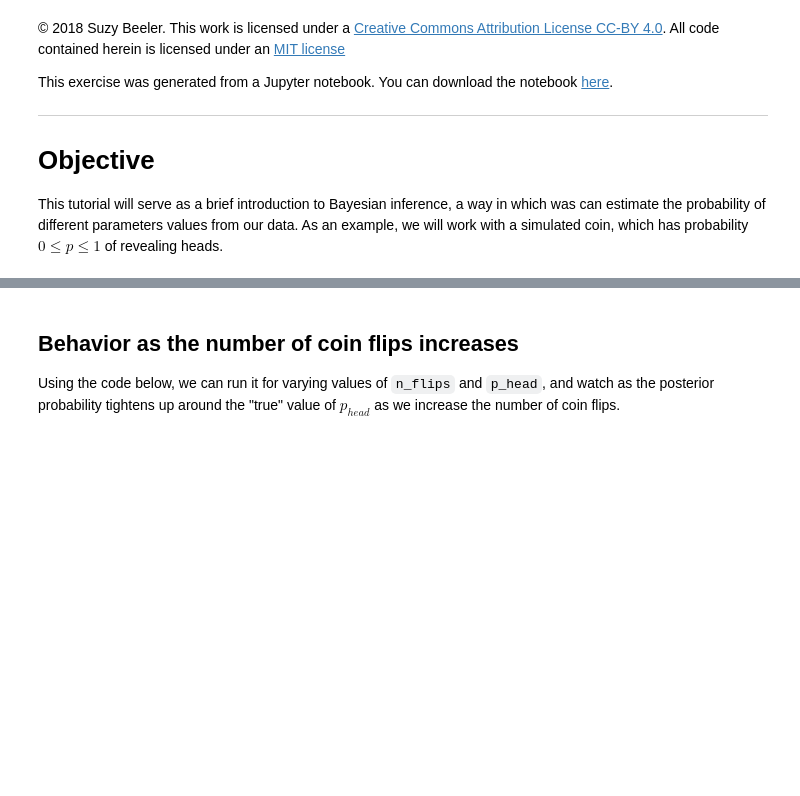
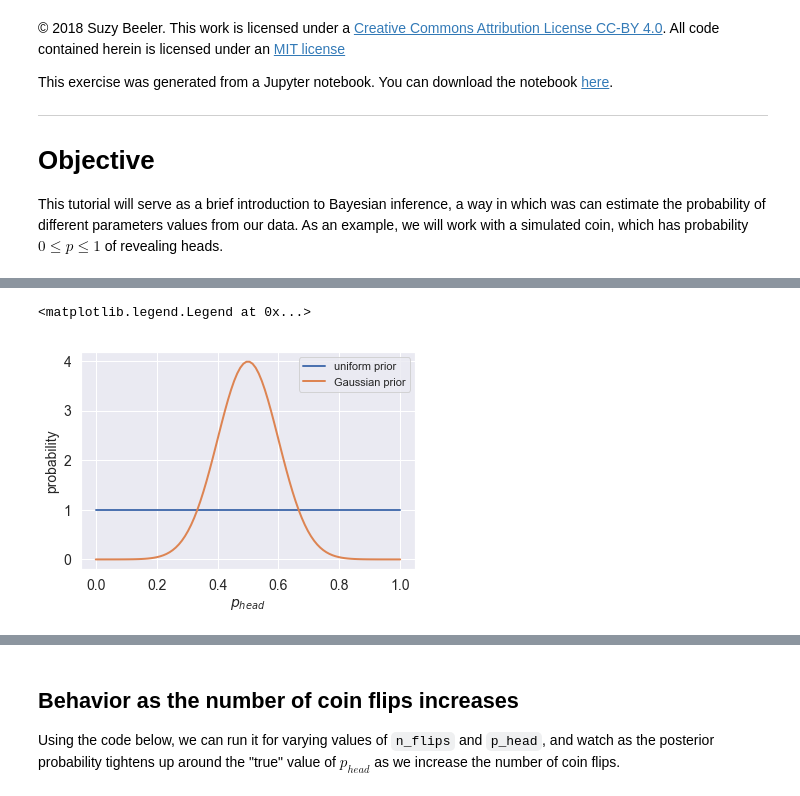
Before and after one commit to RPGroup-PBoC/be262, a Jupyter notebook: code/inferring_p_heads.ipynb, the cells around one changed output, grey strips where cells are left out. Saved outputs shown, nothing was run; the diff lists cells and outputs as text; code cells hidden in the pictures; blank space fills up the shorter version.

```diff
--- a/code/inferring_p_heads.ipynb
+++ b/code/inferring_p_heads.ipynb
@@ -99,0 +54,22 @@ array([False, False, False, False, False, False, False, False, False,
+# %%
+# specify the possible range of values for p_head (i.e. from 0 to 1)
+p_heads = np.linspace(0,1,100)
+
+# use scipy's built in uniform
+uniform_pdf = stats.uniform.pdf(p_heads)
+
+# use scipy's built in normal pdf to get gaussian pdf
+gaussian_pdf = stats.norm.pdf(p_heads, loc=0.5, scale=0.1)
+
+# plot uniform prior
+plt.plot(p_heads, uniform_pdf)
+
+# plot gaussian prior
+plt.plot(p_heads, gaussian_pdf)
+
+plt.xlabel('$p_{head}$')
+plt.ylabel('probability')
+plt.legend(['uniform prior','Gaussian prior'])
+# %% [output]
+<matplotlib.legend.Legend at 0x...>
+[figure, added]
```
Also changed, not shown: parts of 27 cells of this notebook, 6 other files.
